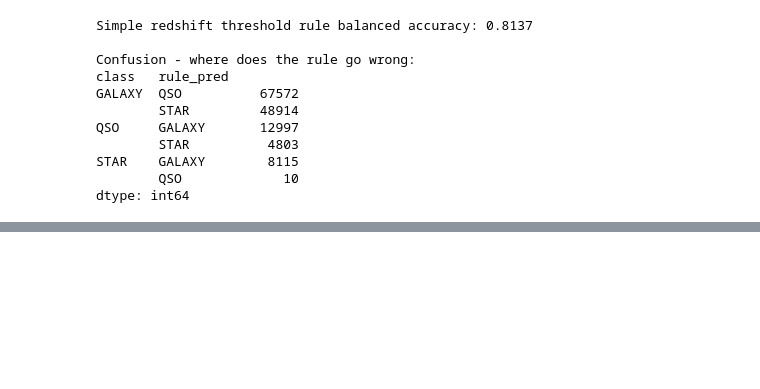
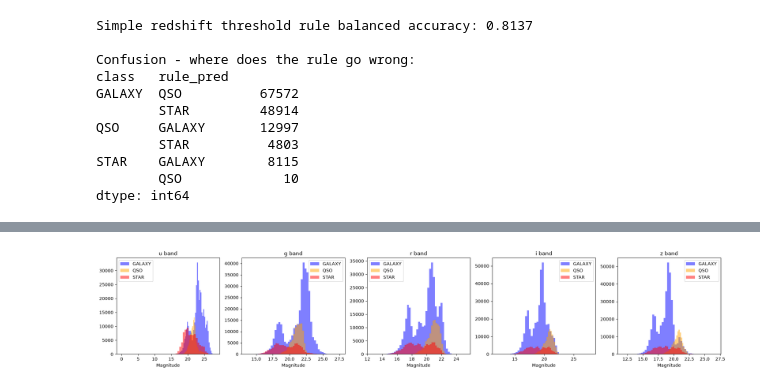
Before and after one commit to Rohak-Thakur/Kaggle-Stellar-Classification, a Jupyter notebook: notebooks/EDA.ipynb, the cells around one changed output, grey strips where cells are left out. Drawn from its saved outputs; the diff is of its cells as text; code cells hidden in the pictures; blank space fills up the shorter version.

```diff
--- a/notebooks/EDA.ipynb
+++ b/notebooks/EDA.ipynb
@@ -277,0 +295,17 @@ dtype: int64
+# %%
+bands = ['u', 'g', 'r', 'i', 'z']
+fig, axes = plt.subplots(1, 5, figsize=(20, 4))
+
+for ax, band in zip(axes, bands):
+    for cls, color in zip(['GALAXY', 'QSO', 'STAR'], ['blue', 'orange', 'red']):
+        data = train[train['class'] == cls][band]
+        ax.hist(data, bins=50, alpha=0.5, color=color, label=cls, edgecolor='none')
+    ax.set_title(f'{band} band')
+    ax.set_xlabel('Magnitude')
+    ax.legend()
+
+plt.tight_layout()
+plt.savefig('../outputs/band_distributions.png', dpi=150)
+plt.show()
+# %% [output]
+[figure, added]
```
Also changed, not shown: parts of 2 cells of this notebook, 2 other files.
